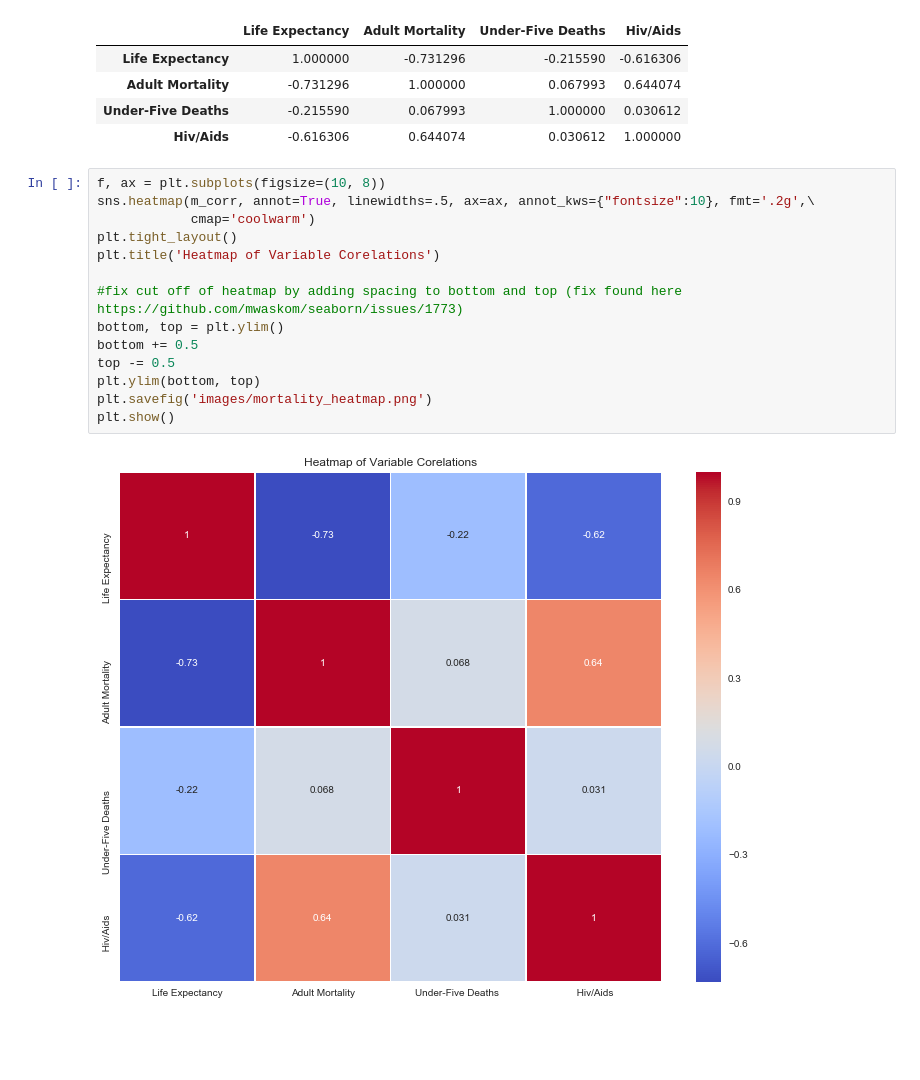
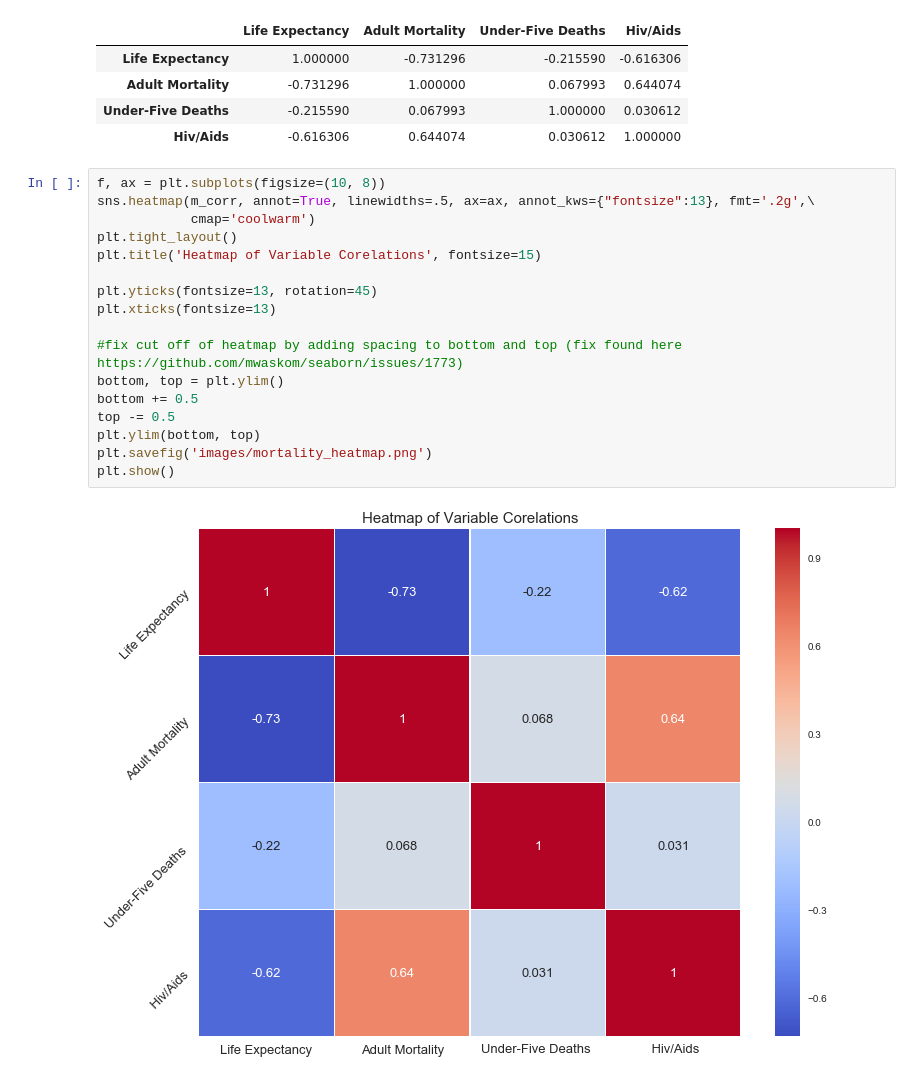
Before and after one commit to alyssamoyer/final_project, a Jupyter notebook: data_analysis.ipynb, the cells around one changed output. Drawn from its saved outputs; the diff is of its cells as text; blank space fills up the shorter version.

```diff
--- a/data_analysis.ipynb
+++ b/data_analysis.ipynb
@@ -252,17 +260,20 @@ m_corr
 | Hiv/Aids | -0.616306 | 0.644074 | 0.030612 | 1.000000 |
 # %%
 f, ax = plt.subplots(figsize=(10, 8))
-sns.heatmap(m_corr, annot=True, linewidths=.5, ax=ax, annot_kws={"fontsize":10}, fmt='.2g',\
+sns.heatmap(m_corr, annot=True, linewidths=.5, ax=ax, annot_kws={"fontsize":13}, fmt='.2g',\
             cmap='coolwarm')
 plt.tight_layout()
-plt.title('Heatmap of Variable Corelations')
+plt.title('Heatmap of Variable Corelations', fontsize=15)
+
+plt.yticks(fontsize=13, rotation=45)
+plt.xticks(fontsize=13)
 
 #fix cut off of heatmap by adding spacing to bottom and top (fix found here https://github.com/mwaskom/seaborn/issues/1773)
 bottom, top = plt.ylim()
 bottom += 0.5
 top -= 0.5
 plt.ylim(bottom, top)
 plt.savefig('images/mortality_heatmap.png')
 plt.show()
 # %% [output]
-[figure, old version]
+[figure, new version]
```
Also changed, not shown: parts of 9 cells of this notebook, 4 other files.
